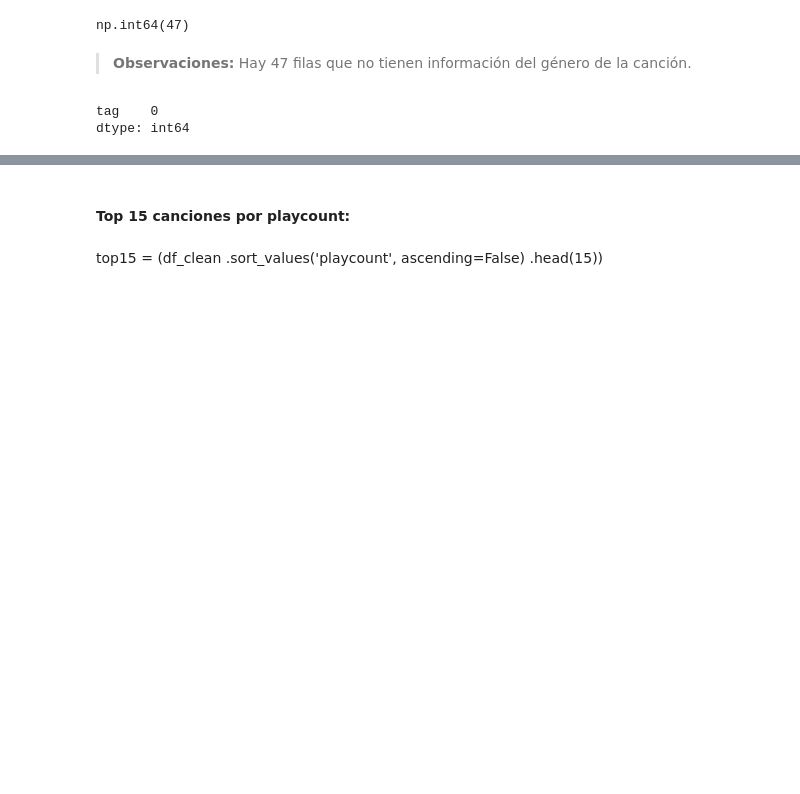
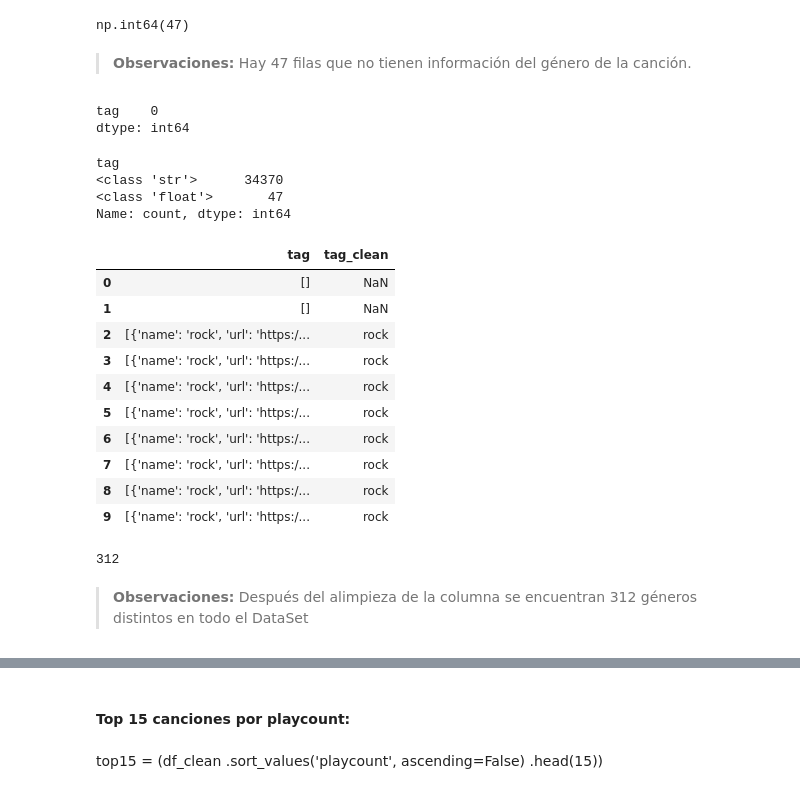
Before and after one commit to 4GeeksAcademy/ProyectoFinal23, a Jupyter notebook: src/Untitled1 - copia.ipynb, the cells around one changed output, grey strips where cells are left out. Cells and saved outputs as stored; diff of their text form; code cells hidden in the pictures; blank space fills up the shorter version.

```diff
--- a/src/Untitled1 - copia.ipynb
+++ b/src/Untitled1 - copia.ipynb
@@ -444,6 +444,56 @@ pd.DataFrame(df_clean['tag'] == 'rock').sum()
 # %% [output]
 tag    0
 dtype: int64
+# %%
+df_clean['tag'].apply(type).value_counts() # DUDA: NO ENTIENDO A QUE SE REFIERE CON 47 FILAS FLOAT, SON LISTAS VACIAS?
+# %% [output]
+tag
+<class 'str'>      34370
+<class 'float'>       47
+Name: count, dtype: int64
+# %%
+import ast
+import numpy as np
+
+def clean_tag(x):
+    if pd.isna(x):
+        return np.nan
+
+    # Si es string, intentar convertir
+    if isinstance(x, str):
+        try:
+            x = ast.literal_eval(x)
+        except:
+            return np.nan
+
+    # Si es lista válida
+    if isinstance(x, list) and len(x) > 0:
+        if isinstance(x[0], dict):
+            return x[0].get('name', np.nan)
+
+    return np.nan
+
+df_clean['tag_clean'] = df_clean['tag'].apply(clean_tag)
+# %%
+df_clean[['tag', 'tag_clean']].head(10)
+# %% [output]
+|  | tag | tag_clean |
+| 0 | [] | NaN |
+| 1 | [] | NaN |
+| 2 | [{'name': 'rock', 'url': 'https:/... | rock |
+| 3 | [{'name': 'rock', 'url': 'https:/... | rock |
+| 4 | [{'name': 'rock', 'url': 'https:/... | rock |
+| 5 | [{'name': 'rock', 'url': 'https:/... | rock |
+| 6 | [{'name': 'rock', 'url': 'https:/... | rock |
+| 7 | [{'name': 'rock', 'url': 'https:/... | rock |
+| 8 | [{'name': 'rock', 'url': 'https:/... | rock |
+| 9 | [{'name': 'rock', 'url': 'https:/... | rock |
+# %%
+df_clean['tag_clean'].nunique()
+# %% [output]
+312
+# %% [markdown]
+> **Observaciones:** Después del alimpieza de la columna se encuentran 312 géneros distintos en todo el DataSet
 # %% [markdown]
 <!-- ### 1. Top canciones y artistas por periodo <a id='top'></a>
 
```
Also changed, not shown: parts of 1 cell of this notebook.
